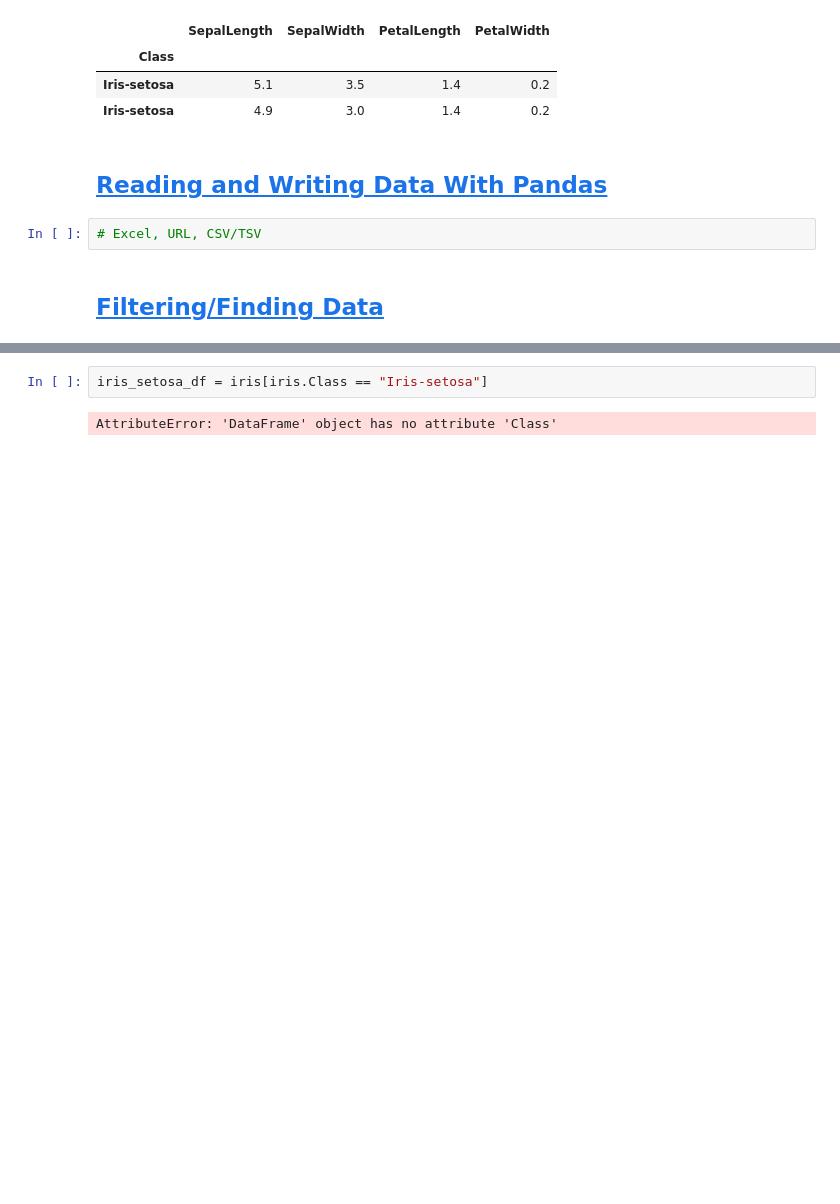
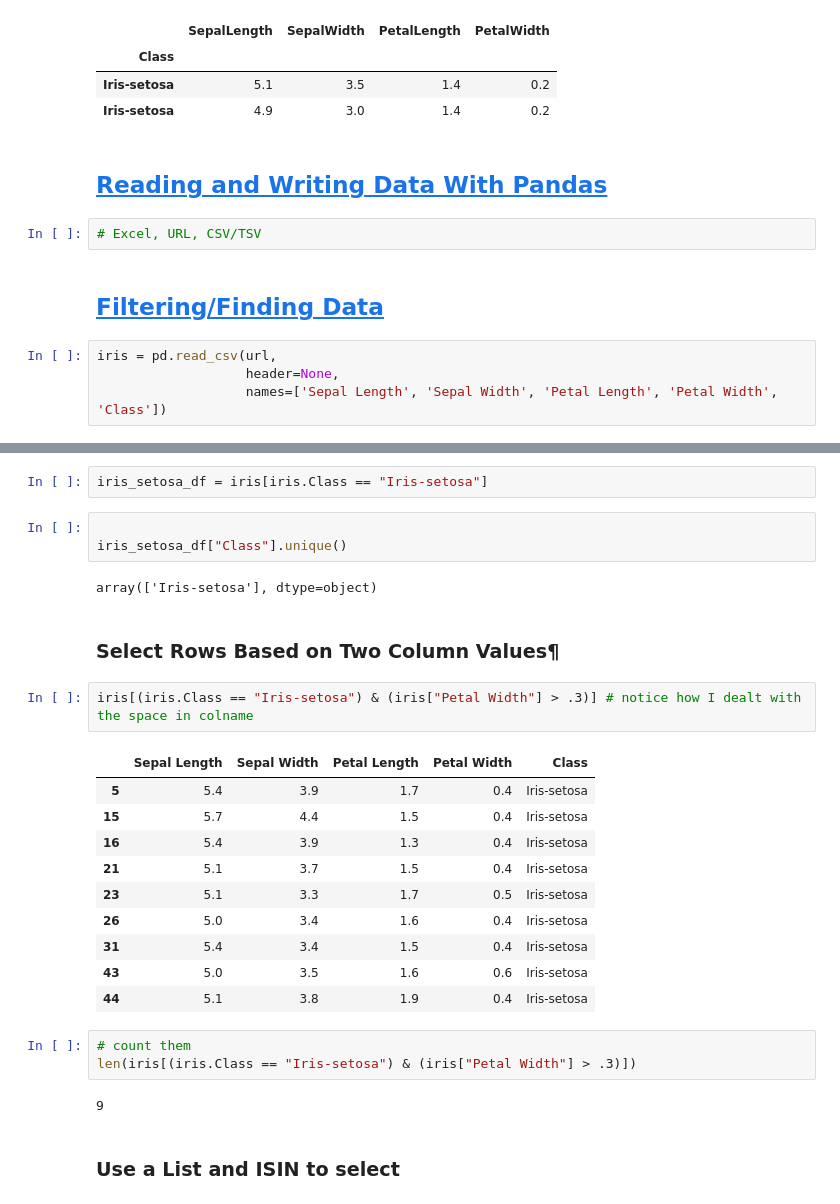
Before and after one commit to davideliason/DM4BA_Personal_Practice, a Jupyter notebook: Pandas_DataAnalysis.ipynb, the cells around one changed output, grey strips where cells are left out. Saved outputs shown, nothing was run; the diff lists cells and outputs as text; blank space fills up the shorter version.

```diff
--- a/Pandas_DataAnalysis.ipynb
+++ b/Pandas_DataAnalysis.ipynb
@@ -234,3 +234,7 @@ iris.head(2)
 # Excel, URL, CSV/TSV
 # %% [markdown]
 ## [ Filtering/Finding Data](https://github.com/summerela/python_data_analysis/blob/master/pandas_basics/notebooks/Filtering%20and%20Finding%20Data.ipynb)
+# %%
+iris = pd.read_csv(url,
+                   header=None,
+                   names=['Sepal Length', 'Sepal Width', 'Petal Length', 'Petal Width', 'Class'])
@@ -237,4 +247,29 @@ iris.head(2)
 # %%
 iris_setosa_df = iris[iris.Class == "Iris-setosa"]
-# %% [output]
-AttributeError: 'DataFrame' object has no attribute 'Class'
+# %%
+
+iris_setosa_df["Class"].unique()
+# %% [output]
+array(['Iris-setosa'], dtype=object)
+# %% [markdown]
+### Select Rows Based on Two Column Values¶
+# %%
+iris[(iris.Class == "Iris-setosa") & (iris["Petal Width"] > .3)] # notice how I dealt with the space in colname
+# %% [output]
+|  | Sepal Length | Sepal Width | Petal Length | Petal Width | Class |
+| 5 | 5.4 | 3.9 | 1.7 | 0.4 | Iris-setosa |
+| 15 | 5.7 | 4.4 | 1.5 | 0.4 | Iris-setosa |
+| 16 | 5.4 | 3.9 | 1.3 | 0.4 | Iris-setosa |
+| 21 | 5.1 | 3.7 | 1.5 | 0.4 | Iris-setosa |
+| 23 | 5.1 | 3.3 | 1.7 | 0.5 | Iris-setosa |
+| 26 | 5.0 | 3.4 | 1.6 | 0.4 | Iris-setosa |
+| 31 | 5.4 | 3.4 | 1.5 | 0.4 | Iris-setosa |
+| 43 | 5.0 | 3.5 | 1.6 | 0.6 | Iris-setosa |
+| 44 | 5.1 | 3.8 | 1.9 | 0.4 | Iris-setosa |
+# %%
+# count them
+len(iris[(iris.Class == "Iris-setosa") & (iris["Petal Width"] > .3)])
+# %% [output]
+9
+# %% [markdown]
+### Use a List and ISIN to select
```
Also changed, not shown: parts of 5 cells of this notebook.
